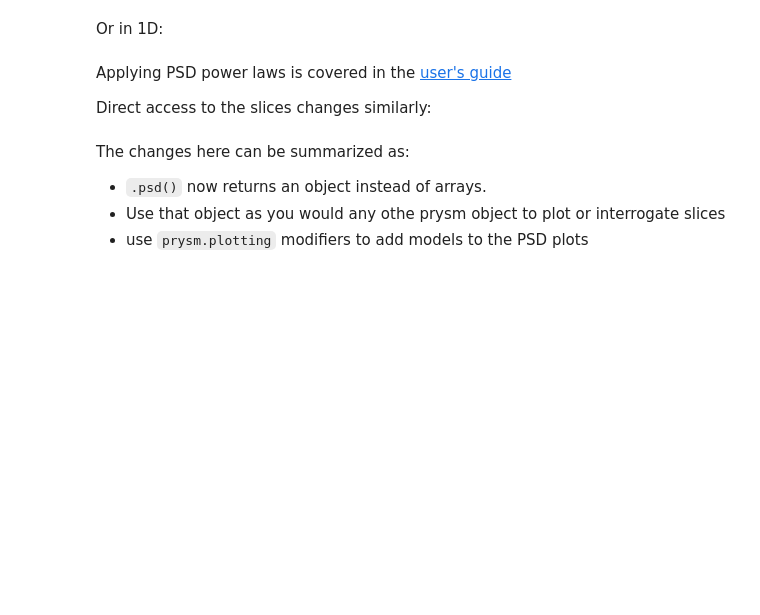
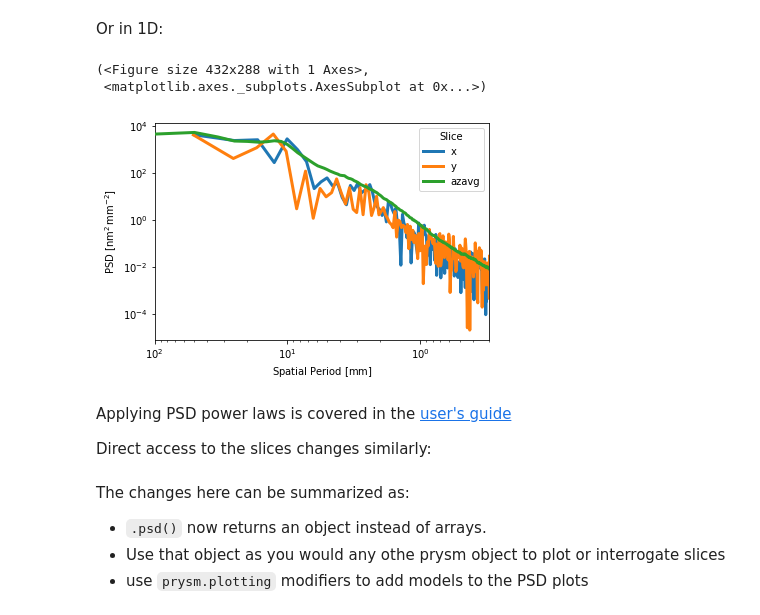
Before and after one commit to brandondube/prysm, a Jupyter notebook: docs/source/releases/Upgrading and a Tour of v0.17.ipynb, the cells around one changed output. Saved outputs shown, nothing was run; the diff lists cells and outputs as text; code cells hidden in the pictures; blank space fills up the shorter version.

```diff
--- a/docs/source/releases/Upgrading and a Tour of v0.17.ipynb
+++ b/docs/source/releases/Upgrading and a Tour of v0.17.ipynb
@@ -111,9 +131,13 @@ Or in 1D:
 # %%
 # v0.16
 # i.plot_psd_slices()
 
 # v0.17
-i.psd().slices().plot(['x', 'y', 'azavg'], invert_x=True, xlim=(100, 0.3))
+i.psd().slices().plot(['x', 'y', 'azavg'], invert_x=True, xlim=(0.3, 100))
+# %% [output]
+(<Figure size 432x288 with 1 Axes>,
+ <matplotlib.axes._subplots.AxesSubplot at 0x...>)
+[figure, added]
 # %% [markdown]
 Applying PSD power laws is covered in the [user's guide](../user_guide/Interferograms.html)
 
```
Also changed, not shown: parts of 27 cells of this notebook, 1 other file.
